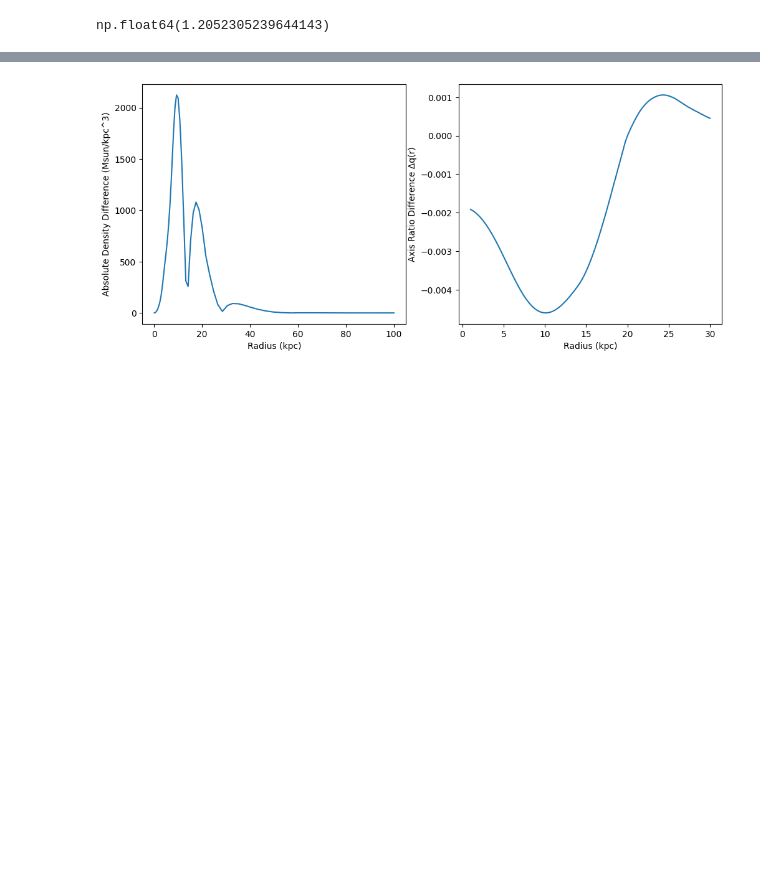
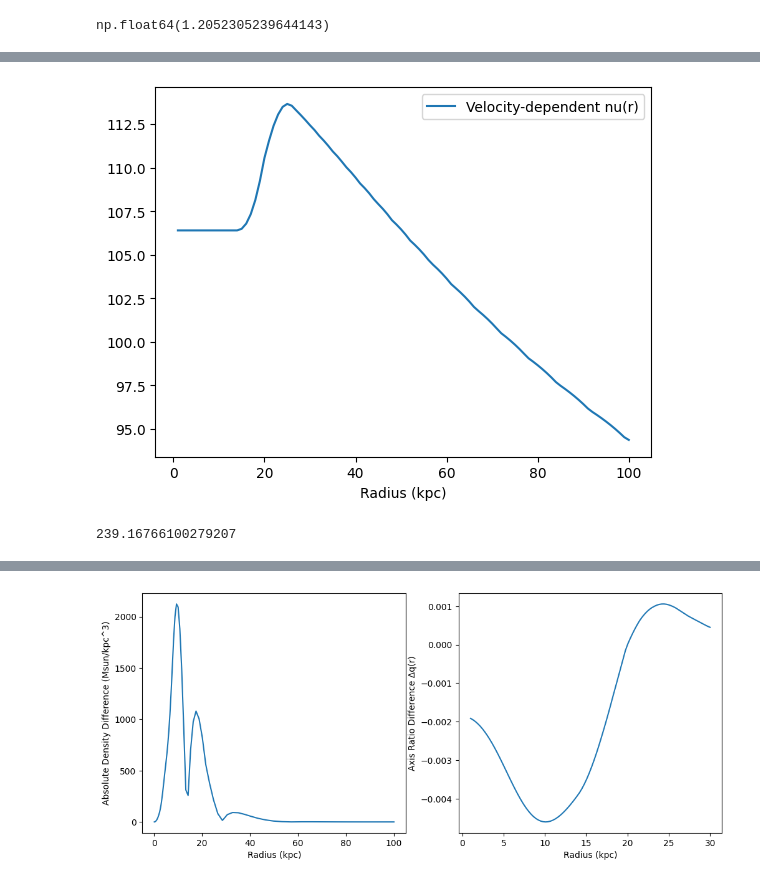
Before and after one commit to AdamSmithOrlik/nonspherical-sidm-jeans-model, a Jupyter notebook: examples/dev.ipynb, the cells around one changed output, grey strips where cells are left out. Cells and saved outputs as stored; diff of their text form; code cells hidden in the pictures; blank space fills up the shorter version.

```diff
--- a/examples/dev.ipynb
+++ b/examples/dev.ipynb
@@ -79,0 +89,13 @@ ax[1].legend()
+# %%
+rq = np.linspace(1, 100, 100)
+plt.plot(rq, profile_vdep.nu(rq), label='Velocity-dependent nu(r)')
+
+plt.xlabel('Radius (kpc)')
+plt.legend()
+plt.show()
+# %% [output]
+[figure, added]
+# %%
+profile_vdep.mean_sigv(100)
+# %% [output]
+239.16766100279207
```
Also changed, not shown: parts of 6 cells of this notebook.
